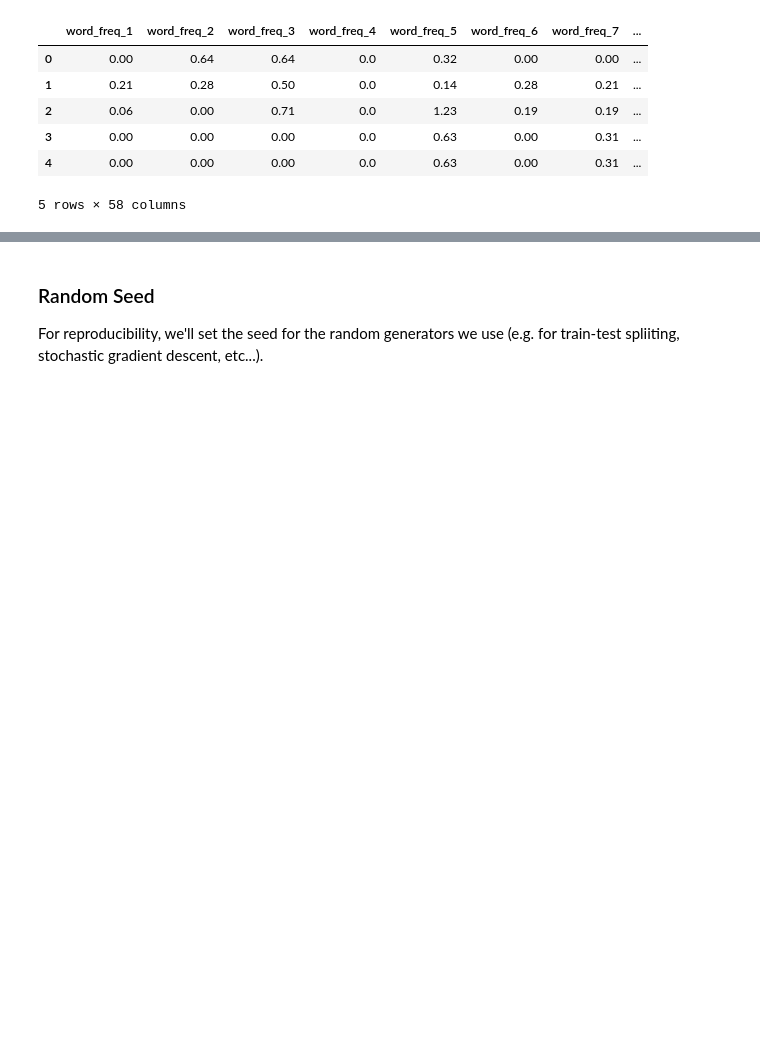
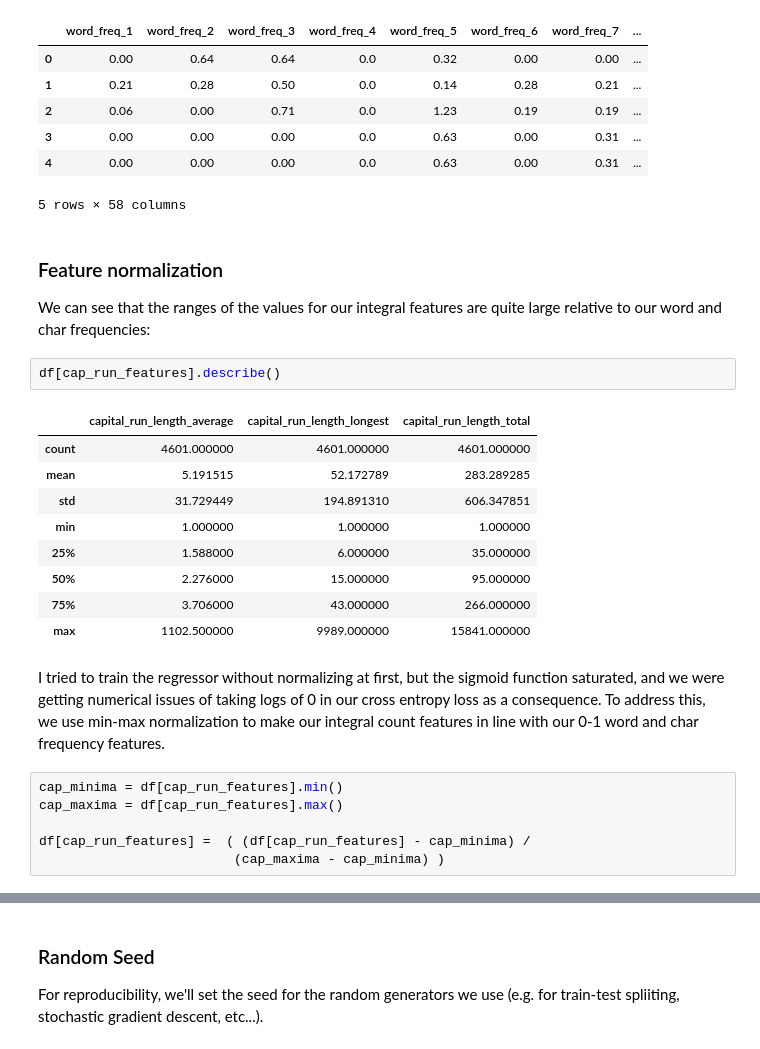
Before and after one commit to johnnyd212/comp551-assignment-2, a Jupyter notebook: notebooks/analysis.ipynb, the cells around one changed output, grey strips where cells are left out. Drawn from its saved outputs; the diff is of its cells as text; blank space fills up the shorter version.

Commit message:
Implemented normalization and fixed core mathematical issues. Task 1 appears functional.

```diff
--- a/notebooks/analysis.ipynb
+++ b/notebooks/analysis.ipynb
@@ -38,3 +41,27 @@ df.head()
 | 3 | 0.00 | 0.00 | 0.00 | 0.0 | 0.63 | 0.00 | 0.31 | ... |
 | 4 | 0.00 | 0.00 | 0.00 | 0.0 | 0.63 | 0.00 | 0.31 | ... |
 5 rows × 58 columns
+# %% [markdown]
+### Feature normalization
+
+We can see that the ranges of the values for our integral features are quite large relative to our word and char frequencies:
+# %%
+df[cap_run_features].describe()
+# %% [output]
+|  | capital_run_length_average | capital_run_length_longest | capital_run_length_total |
+| count | 4601.000000 | 4601.000000 | 4601.000000 |
+| mean | 5.191515 | 52.172789 | 283.289285 |
+| std | 31.729449 | 194.891310 | 606.347851 |
+| min | 1.000000 | 1.000000 | 1.000000 |
+| 25% | 1.588000 | 6.000000 | 35.000000 |
+| 50% | 2.276000 | 15.000000 | 95.000000 |
+| 75% | 3.706000 | 43.000000 | 266.000000 |
+| max | 1102.500000 | 9989.000000 | 15841.000000 |
+# %% [markdown]
+I tried to train the regressor without normalizing at first, but the sigmoid function saturated, and we were getting numerical issues of taking logs of 0 in our cross entropy loss as a consequence. To address this, we use min-max normalization to make our integral count features in line with our 0-1 word and char frequency features.
+# %%
+cap_minima = df[cap_run_features].min()
+cap_maxima = df[cap_run_features].max()
+
+df[cap_run_features] =  ( (df[cap_run_features] - cap_minima) /
+                         (cap_maxima - cap_minima) )
```
Also changed, not shown: parts of 7 cells of this notebook, 1 other file.
